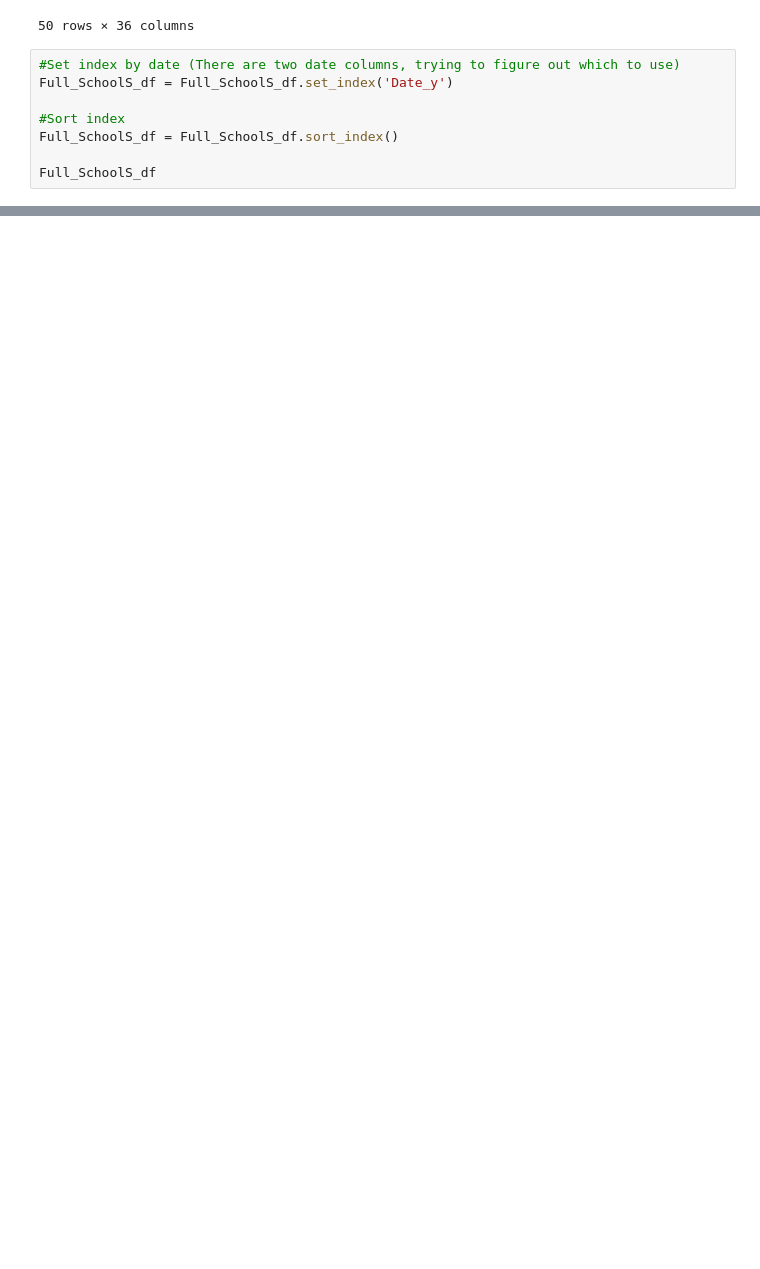
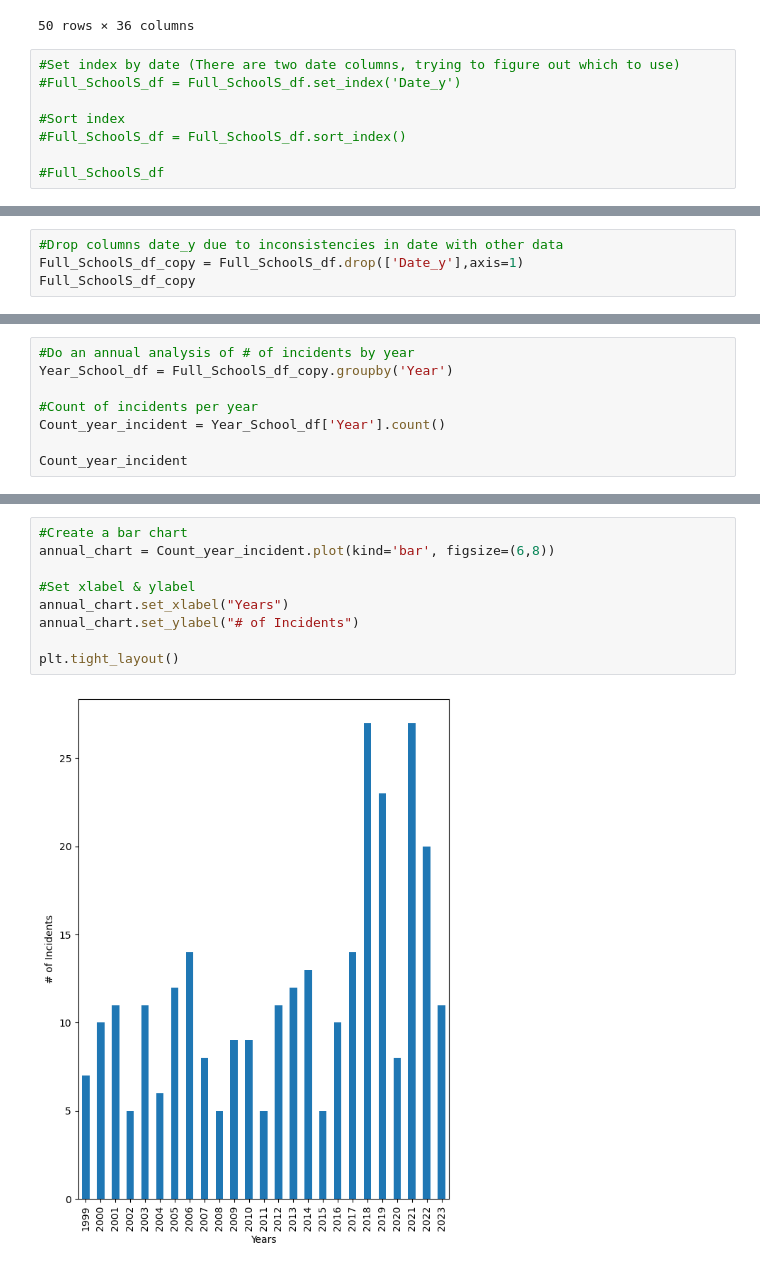
Before and after one commit to LeviEzra1/Project1_team4, a Jupyter notebook: Adriel_analysis/dataset_draft.ipynb, the cells around one changed output, grey strips where cells are left out. Cells and saved outputs as stored; diff of their text form; blank space fills up the shorter version.

Commit message:
adding analysis values

```diff
--- a/Adriel_analysis/dataset_draft.ipynb
+++ b/Adriel_analysis/dataset_draft.ipynb
@@ -288,9 +294,9 @@ Full_SchoolS_df.head(50)
 50 rows × 36 columns
 # %%
 #Set index by date (There are two date columns, trying to figure out which to use)
-Full_SchoolS_df = Full_SchoolS_df.set_index('Date_y')
+#Full_SchoolS_df = Full_SchoolS_df.set_index('Date_y')
 
 #Sort index
-Full_SchoolS_df = Full_SchoolS_df.sort_index()
+#Full_SchoolS_df = Full_SchoolS_df.sort_index()
 
-Full_SchoolS_df
+#Full_SchoolS_df
@@ -323,3 +314,7 @@ Index(['ID', 'Lat', 'Lon', 'School', 'City', 'State', 'Year', 'Date',
        'History of bullying (Shooter)',
        'History of Domestic Violence (Shooter)', 'Gang Related', 'Preplanned'],
       dtype='object')
+# %%
+#Drop columns date_y due to inconsistencies in date with other data
+Full_SchoolS_df_copy = Full_SchoolS_df.drop(['Date_y'],axis=1)
+Full_SchoolS_df_copy
@@ -325,0 +341,8 @@ Index(['ID', 'Lat', 'Lon', 'School', 'City', 'State', 'Year', 'Date',
+# %%
+#Do an annual analysis of # of incidents by year
+Year_School_df = Full_SchoolS_df_copy.groupby('Year')
+
+#Count of incidents per year
+Count_year_incident = Year_School_df['Year'].count()
+
+Count_year_incident
@@ -325,0 +367,11 @@ Index(['ID', 'Lat', 'Lon', 'School', 'City', 'State', 'Year', 'Date',
+# %%
+#Create a bar chart
+annual_chart = Count_year_incident.plot(kind='bar', figsize=(6,8))
+
+#Set xlabel & ylabel
+annual_chart.set_xlabel("Years")
+annual_chart.set_ylabel("# of Incidents")
+
+plt.tight_layout()
+# %% [output]
+[figure, added]
```
Also changed, not shown: parts of 6 cells of this notebook.
